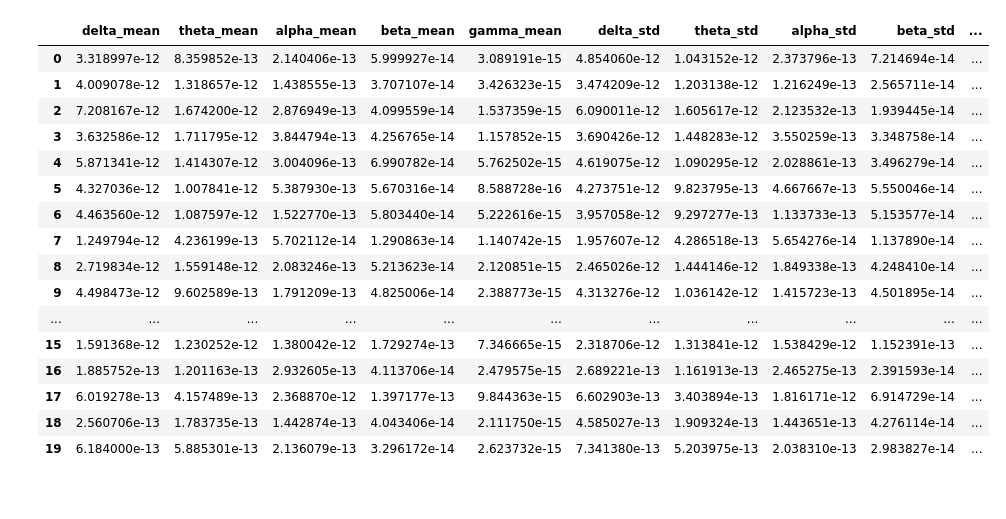
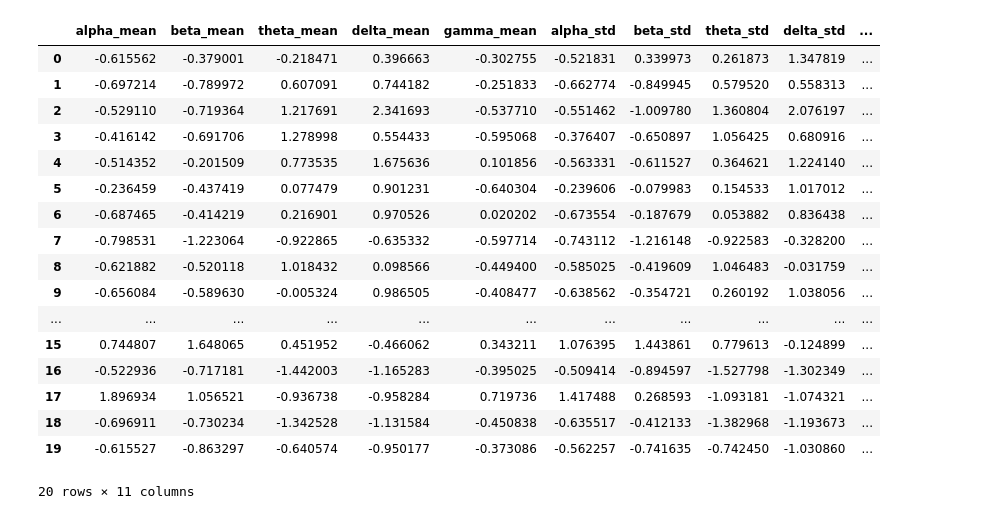
Before and after one commit to MascittiJA/CienciaDatos, a Jupyter notebook: TP3/tp3.ipynb, the cells around one changed output. Saved outputs shown, nothing was run; the diff lists cells and outputs as text; code cells hidden in the pictures.

```diff
--- a/TP3/tp3.ipynb
+++ b/TP3/tp3.ipynb
@@ -18,8 +22,8 @@ electrodos_a_promediar = [7, 43, 79, 130, 184]
 for t in ['P', 'S']:
     for i in range(1,11):
         try:
-            data_file = path.join('../../../../data/',t) + "%02d" % (i) + '.mat'
-            elec_prom_file = 'elec_prom_' + t + "%02d" % (i) + '.dmp'
+            data_file = path.join('../../../../../media/libre/CienciaDatos/',t) + "%02d" % (i) + '.mat'
+            elec_prom_file = '../../../../../media/libre/CienciaDatos/dumps/elec_prom_' + t + "%02d" % (i) + '.dmp'
             data = io.loadmat(data_file)['data']
             electrodo_promedio = data[:,electrodos_a_promediar,:].mean(axis=1)
             electrodo_promedio.dump(elec_prom_file)
@@ -60,7 +46,7 @@ welchs = []
 for i_type, t in enumerate(['P', 'S']):
     for i in range(1,11):
         try:
-            file = 'elec_prom_' + t + "%02d" % (i) + '.dmp'
+            file = '../../../../../media/libre/CienciaDatos/dumps/elec_prom_' + t + "%02d" % (i) + '.dmp'
             print(file)
             data = np.load(file)
             welchs.append(calculate_welchs(data))
@@ -111,28 +97,31 @@ for i in range(20):
         #frequency_power_means.dump(name + 'power_means.dmp')
 # %%
 column_names_mean = list(map(lambda x: x+"_mean",frequencies_ranges.keys()))
-df_mean = pd.DataFrame(potencias_mean_std[:,:,0],columns=column_names_mean)
+df_mean = pd.DataFrame(preprocessing.scale(potencias_mean_std[:,:,0]),columns=column_names_mean)
 column_names_std = list(map(lambda x: x+"_std",frequencies_ranges.keys()))
-df_std = pd.DataFrame(potencias_mean_std[:,:,1],columns=column_names_std)
+df_std = pd.DataFrame(preprocessing.scale(potencias_mean_std[:,:,1]),columns=column_names_std)
 
 labels = list("P"*10 + "S"*10)
 df_labels = pd.DataFrame({"labels":labels})
-pd.concat([df_mean,df_std,df_labels],axis=1)
+tabla = pd.concat([df_mean,df_std,df_labels],axis=1)
+
+tabla
 # %% [output]
-|  | delta_mean | theta_mean | alpha_mean | beta_mean | gamma_mean | delta_std | theta_std | alpha_std | beta_std | ... |
-| 0 | 3.318997e-12 | 8.359852e-13 | 2.140406e-13 | 5.999927e-14 | 3.089191e-15 | 4.854060e-12 | 1.043152e-12 | 2.373796e-13 | 7.214694e-14 | ... |
-| 1 | 4.009078e-12 | 1.318657e-12 | 1.438555e-13 | 3.707107e-14 | 3.426323e-15 | 3.474209e-12 | 1.203138e-12 | 1.216249e-13 | 2.565711e-14 | ... |
-| 2 | 7.208167e-12 | 1.674200e-12 | 2.876949e-13 | 4.099559e-14 | 1.537359e-15 | 6.090011e-12 | 1.605617e-12 | 2.123532e-13 | 1.939445e-14 | ... |
-| 3 | 3.632586e-12 | 1.711795e-12 | 3.844794e-13 | 4.256765e-14 | 1.157852e-15 | 3.690426e-12 | 1.448283e-12 | 3.550259e-13 | 3.348758e-14 | ... |
-| 4 | 5.871341e-12 | 1.414307e-12 | 3.004096e-13 | 6.990782e-14 | 5.762502e-15 | 4.619075e-12 | 1.090295e-12 | 2.028861e-13 | 3.496279e-14 | ... |
-| 5 | 4.327036e-12 | 1.007841e-12 | 5.387930e-13 | 5.670316e-14 | 8.588728e-16 | 4.273751e-12 | 9.823795e-13 | 4.667667e-13 | 5.550046e-14 | ... |
-| 6 | 4.463560e-12 | 1.087597e-12 | 1.522770e-13 | 5.803440e-14 | 5.222616e-15 | 3.957058e-12 | 9.297277e-13 | 1.133733e-13 | 5.153577e-14 | ... |
-| 7 | 1.249794e-12 | 4.236199e-13 | 5.702112e-14 | 1.290863e-14 | 1.140742e-15 | 1.957607e-12 | 4.286518e-13 | 5.654276e-14 | 1.137890e-14 | ... |
-| 8 | 2.719834e-12 | 1.559148e-12 | 2.083246e-13 | 5.213623e-14 | 2.120851e-15 | 2.465026e-12 | 1.444146e-12 | 1.849338e-13 | 4.248410e-14 | ... |
-| 9 | 4.498473e-12 | 9.602589e-13 | 1.791209e-13 | 4.825006e-14 | 2.388773e-15 | 4.313276e-12 | 1.036142e-12 | 1.415723e-13 | 4.501895e-14 | ... |
+|  | alpha_mean | beta_mean | theta_mean | delta_mean | gamma_mean | alpha_std | beta_std | theta_std | delta_std | ... |
+| 0 | -0.615562 | -0.379001 | -0.218471 | 0.396663 | -0.302755 | -0.521831 | 0.339973 | 0.261873 | 1.347819 | ... |
+| 1 | -0.697214 | -0.789972 | 0.607091 | 0.744182 | -0.251833 | -0.662774 | -0.849945 | 0.579520 | 0.558313 | ... |
+| 2 | -0.529110 | -0.719364 | 1.217691 | 2.341693 | -0.537710 | -0.551462 | -1.009780 | 1.360804 | 2.076197 | ... |
+| 3 | -0.416142 | -0.691706 | 1.278998 | 0.554433 | -0.595068 | -0.376407 | -0.650897 | 1.056425 | 0.680916 | ... |
+| 4 | -0.514352 | -0.201509 | 0.773535 | 1.675636 | 0.101856 | -0.563331 | -0.611527 | 0.364621 | 1.224140 | ... |
+| 5 | -0.236459 | -0.437419 | 0.077479 | 0.901231 | -0.640304 | -0.239606 | -0.079983 | 0.154533 | 1.017012 | ... |
+| 6 | -0.687465 | -0.414219 | 0.216901 | 0.970526 | 0.020202 | -0.673554 | -0.187679 | 0.053882 | 0.836438 | ... |
+| 7 | -0.798531 | -1.223064 | -0.922865 | -0.635332 | -0.597714 | -0.743112 | -1.216148 | -0.922583 | -0.328200 | ... |
+| 8 | -0.621882 | -0.520118 | 1.018432 | 0.098566 | -0.449400 | -0.585025 | -0.419609 | 1.046483 | -0.031759 | ... |
+| 9 | -0.656084 | -0.589630 | -0.005324 | 0.986505 | -0.408477 | -0.638562 | -0.354721 | 0.260192 | 1.038056 | ... |
 | ... | ... | ... | ... | ... | ... | ... | ... | ... | ... | ... |
-| 15 | 1.591368e-12 | 1.230252e-12 | 1.380042e-12 | 1.729274e-13 | 7.346665e-15 | 2.318706e-12 | 1.313841e-12 | 1.538429e-12 | 1.152391e-13 | ... |
-| 16 | 1.885752e-13 | 1.201163e-13 | 2.932605e-13 | 4.113706e-14 | 2.479575e-15 | 2.689221e-13 | 1.161913e-13 | 2.465275e-13 | 2.391593e-14 | ... |
-| 17 | 6.019278e-13 | 4.157489e-13 | 2.368870e-12 | 1.397177e-13 | 9.844363e-15 | 6.602903e-13 | 3.403894e-13 | 1.816171e-12 | 6.914729e-14 | ... |
-| 18 | 2.560706e-13 | 1.783735e-13 | 1.442874e-13 | 4.043406e-14 | 2.111750e-15 | 4.585027e-13 | 1.909324e-13 | 1.443651e-13 | 4.276114e-14 | ... |
-| 19 | 6.184000e-13 | 5.885301e-13 | 2.136079e-13 | 3.296172e-14 | 2.623732e-15 | 7.341380e-13 | 5.203975e-13 | 2.038310e-13 | 2.983827e-14 | ... |
+| 15 | 0.744807 | 1.648065 | 0.451952 | -0.466062 | 0.343211 | 1.076395 | 1.443861 | 0.779613 | -0.124899 | ... |
+| 16 | -0.522936 | -0.717181 | -1.442003 | -1.165283 | -0.395025 | -0.509414 | -0.894597 | -1.527798 | -1.302349 | ... |
+| 17 | 1.896934 | 1.056521 | -0.936738 | -0.958284 | 0.719736 | 1.417488 | 0.268593 | -1.093181 | -1.074321 | ... |
+| 18 | -0.696911 | -0.730234 | -1.342528 | -1.131584 | -0.450838 | -0.635517 | -0.412133 | -1.382968 | -1.193673 | ... |
+| 19 | -0.615527 | -0.863297 | -0.640574 | -0.950177 | -0.373086 | -0.562257 | -0.741635 | -0.742450 | -1.030860 | ... |
+20 rows × 11 columns
```
Also changed, not shown: parts of 6 cells of this notebook.
